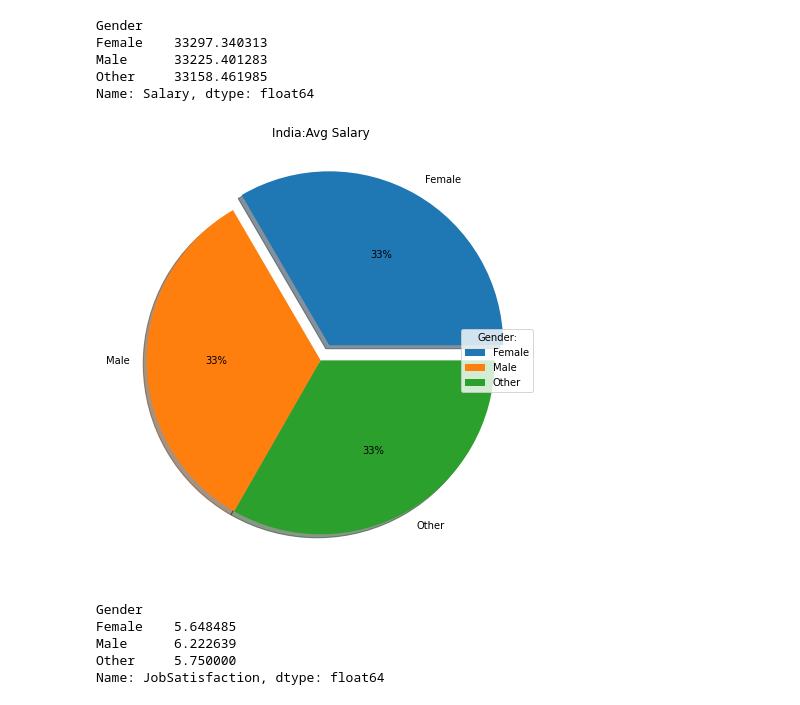
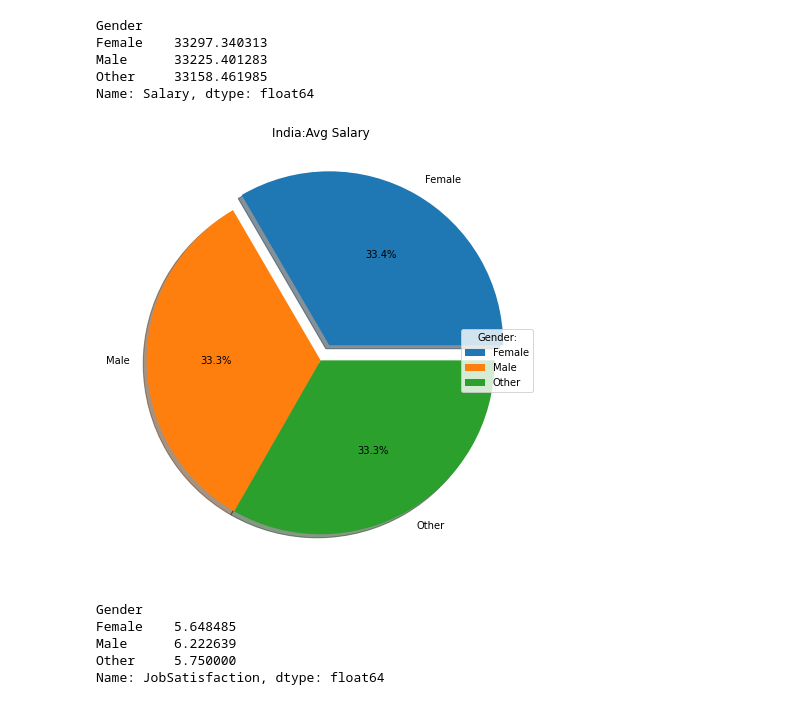
Before and after one commit to g-4-gagan/Developer-data-analysis, a Jupyter notebook: 3.Gender_Column_Analysis.ipynb, the cells around one changed output. Drawn from its saved outputs; the diff is of its cells as text; code cells hidden in the pictures.

```diff
--- a/3.Gender_Column_Analysis.ipynb
+++ b/3.Gender_Column_Analysis.ipynb
@@ -107,13 +107,13 @@ Name: Salary, dtype: float64
 # %%
 fig, ax = plt.subplots(figsize =(8,8))
 ex = (0.1, 0.0, 0.0)
 plt.pie(gender_groupby_India['Salary'].mean(), labels =gender_groupby_India['Salary'].mean().index,
-        autopct='%1.f%%', shadow = True,explode=ex)
+        autopct='%1.1f%%', shadow = True,explode=ex)
 plt.legend(title = "Gender:",loc ="center right")
 plt.title("India:Avg Salary")
 plt.show()
 # %% [output]
-[figure, old version]
+[figure, new version]
 # %%
 gender_groupby_India['JobSatisfaction'].mean()
 # %% [output]
```
Also changed, not shown: parts of 2 cells of this notebook, 8 other files.
